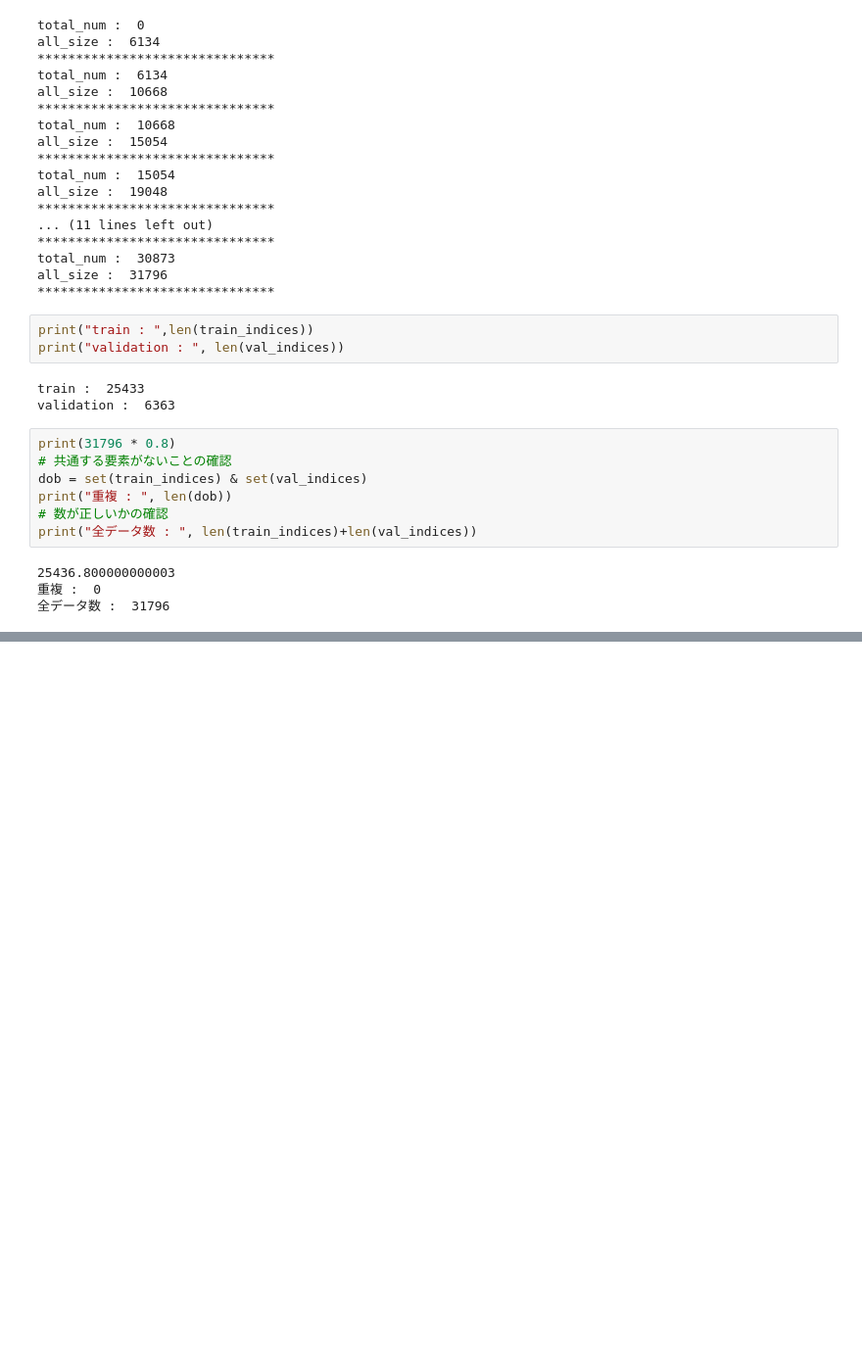
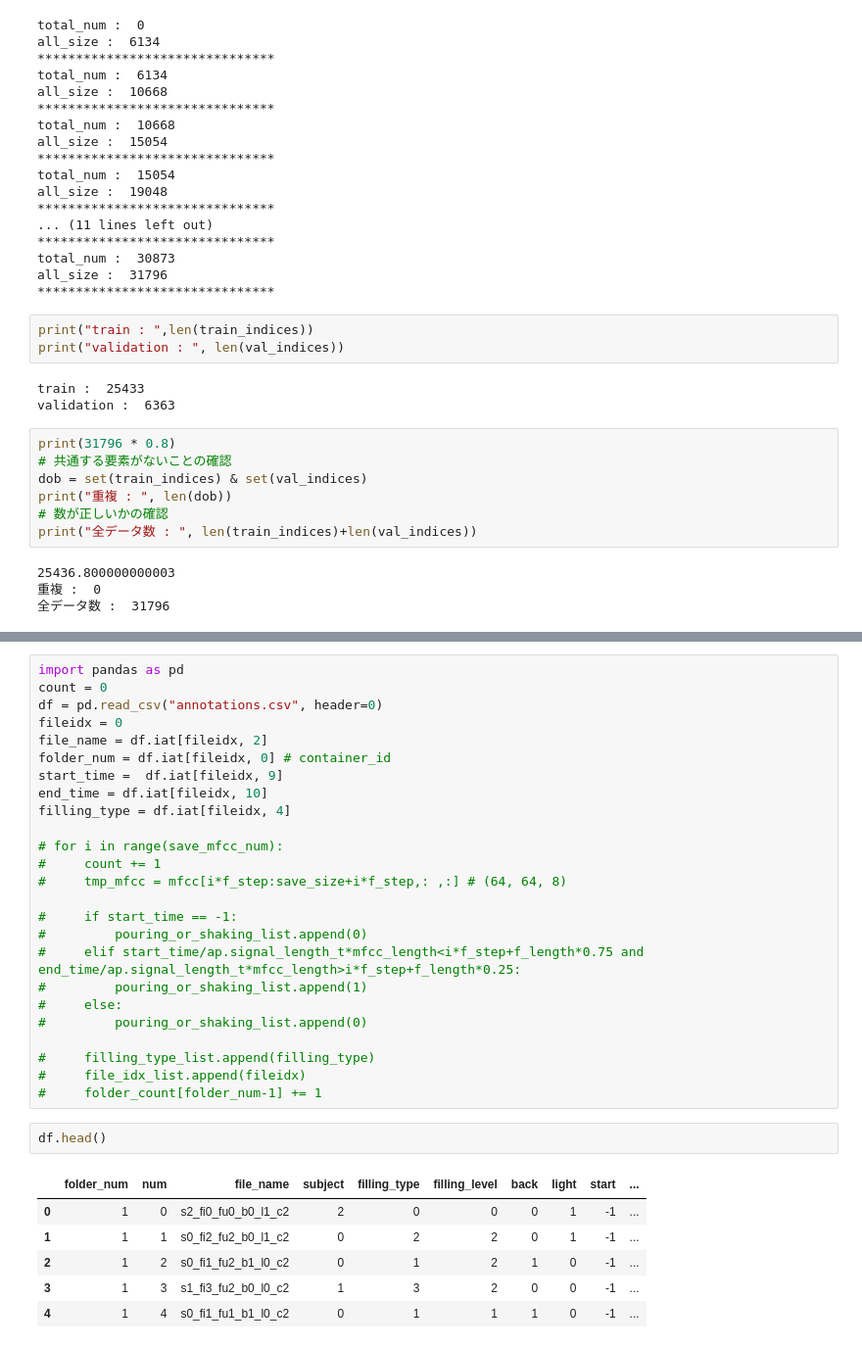
Before and after one commit to taku-mikan/ICPRchallenge2020, a Jupyter notebook: temp.ipynb, the cells around one changed output, grey strips where cells are left out. Shown at 98% size. Saved outputs shown, nothing was run; the diff lists cells and outputs as text; blank space fills up the shorter version.

```diff
--- a/temp.ipynb
+++ b/temp.ipynb
@@ -161,0 +298,34 @@ print("全データ数 : ", len(train_indices)+len(val_indices))
+# %%
+import pandas as pd
+count = 0
+df = pd.read_csv("annotations.csv", header=0)
+fileidx = 0
+file_name = df.iat[fileidx, 2]
+folder_num = df.iat[fileidx, 0] # container_id
+start_time =  df.iat[fileidx, 9]
+end_time = df.iat[fileidx, 10]
+filling_type = df.iat[fileidx, 4]
+
+# for i in range(save_mfcc_num):
+#     count += 1
+#     tmp_mfcc = mfcc[i*f_step:save_size+i*f_step,: ,:] # (64, 64, 8)
+
+#     if start_time == -1:
+#         pouring_or_shaking_list.append(0)
+#     elif start_time/ap.signal_length_t*mfcc_length<i*f_step+f_length*0.75 and end_time/ap.signal_length_t*mfcc_length>i*f_step+f_length*0.25:
+#         pouring_or_shaking_list.append(1)
+#     else:
+#         pouring_or_shaking_list.append(0)
+
+#     filling_type_list.append(filling_type)
+#     file_idx_list.append(fileidx)
+#     folder_count[folder_num-1] += 1
+# %%
+df.head()
+# %% [output]
+|  | folder_num | num | file_name | subject | filling_type | filling_level | back | light | start | ... |
+| 0 | 1 | 0 | s2_fi0_fu0_b0_l1_c2 | 2 | 0 | 0 | 0 | 1 | -1 | ... |
+| 1 | 1 | 1 | s0_fi2_fu2_b0_l1_c2 | 0 | 2 | 2 | 0 | 1 | -1 | ... |
+| 2 | 1 | 2 | s0_fi1_fu2_b1_l0_c2 | 0 | 1 | 2 | 1 | 0 | -1 | ... |
+| 3 | 1 | 3 | s1_fi3_fu2_b0_l0_c2 | 1 | 3 | 2 | 0 | 0 | -1 | ... |
+| 4 | 1 | 4 | s0_fi1_fu1_b1_l0_c2 | 0 | 1 | 1 | 1 | 0 | -1 | ... |
```
Also changed, not shown: parts of 7 cells of this notebook.
